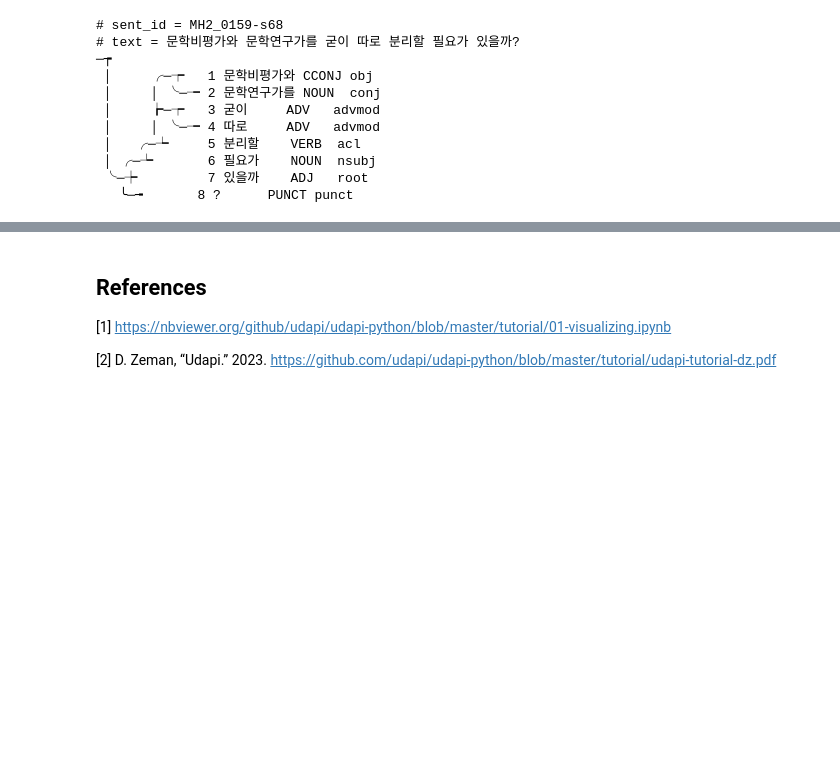
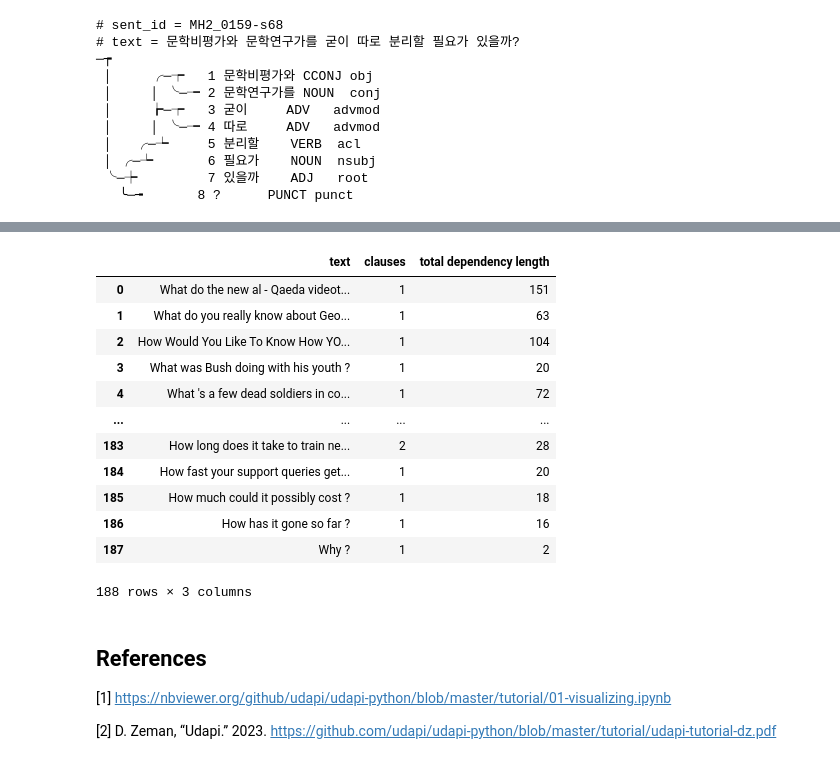
Before and after one commit to rokokot/qtype-eval, a Jupyter notebook: src/ud-parser.ipynb, the cells around one changed output, grey strips where cells are left out. Cells and saved outputs as stored; diff of their text form; code cells hidden in the pictures; blank space fills up the shorter version.

Commit message:
started on the question finder class and measuring clause and dependency

```diff
--- a/src/ud-parser.ipynb
+++ b/src/ud-parser.ipynb
@@ -491,3 +588,8 @@ doc[10].draw(layout="align", attributes='ord,form,upos,deprel')
  │ ╭─┶       6 필요가    NOUN  nsubj
  ╰─┾         7 있을까    ADJ   root
    ╰─╼       8 ?      PUNCT punct
+# %%
+file = os.path.expanduser("/home/robin/Research/qtype-eval/data/UD_English-questions.conllu")
+
+doc=udapi.Document(file)
+doc[0].draw(layout="align", attributes="ord,form,lemma,upos,deprel")
@@ -494,3 +614,59 @@ doc[10].draw(layout="align", attributes='ord,form,upos,deprel')
+# %%
+import pandas as pd
+
+
+def complexity(file):
+  doc = udapi.Document(file)
+  results = []
+
+
+
+  for bundle in doc.bundles:
+    tree = bundle.get_tree()
+
+    text = " ".join([node.form for node in tree.descendants])
+
+
+    clauses = 0
+    total_dep_len = 0
+    for node in tree.descendants:
+        if node.parent:
+           dependency_length = abs(node.ord - node.parent.ord)
+           total_dep_len += dependency_length
+
+        if node.deprel == 'root' or node.deprel == 'csubj' or node.deprel =='advcl':
+           clauses += 1
+
+    results.append({
+       'text': text,
+       'clauses': clauses,
+       'total dependency length': total_dep_len
+    })
+
+  df = pd.DataFrame(results)
+
+
+  return df
+
+file = os.path.expanduser("/home/robin/Research/qtype-eval/data/UD_English-questions.conllu")
+
+df = complexity(file)
+#pd.options.display.max_rows = 10
+display(df)
+# %% [output]
+|  | text | clauses | total dependency length |
+| 0 | What do the new al - Qaeda videot... | 1 | 151 |
+| 1 | What do you really know about Geo... | 1 | 63 |
+| 2 | How Would You Like To Know How YO... | 1 | 104 |
+| 3 | What was Bush doing with his youth ? | 1 | 20 |
+| 4 | What 's a few dead soldiers in co... | 1 | 72 |
+| ... | ... | ... | ... |
+| 183 | How long does it take to train ne... | 2 | 28 |
+| 184 | How fast your support queries get... | 1 | 20 |
+| 185 | How much could it possibly cost ? | 1 | 18 |
+| 186 | How has it gone so far ? | 1 | 16 |
+| 187 | Why ? | 1 | 2 |
+188 rows × 3 columns
 # %% [markdown]
 ## References
 
```
Also changed, not shown: parts of 7 cells of this notebook, 6 other files.
